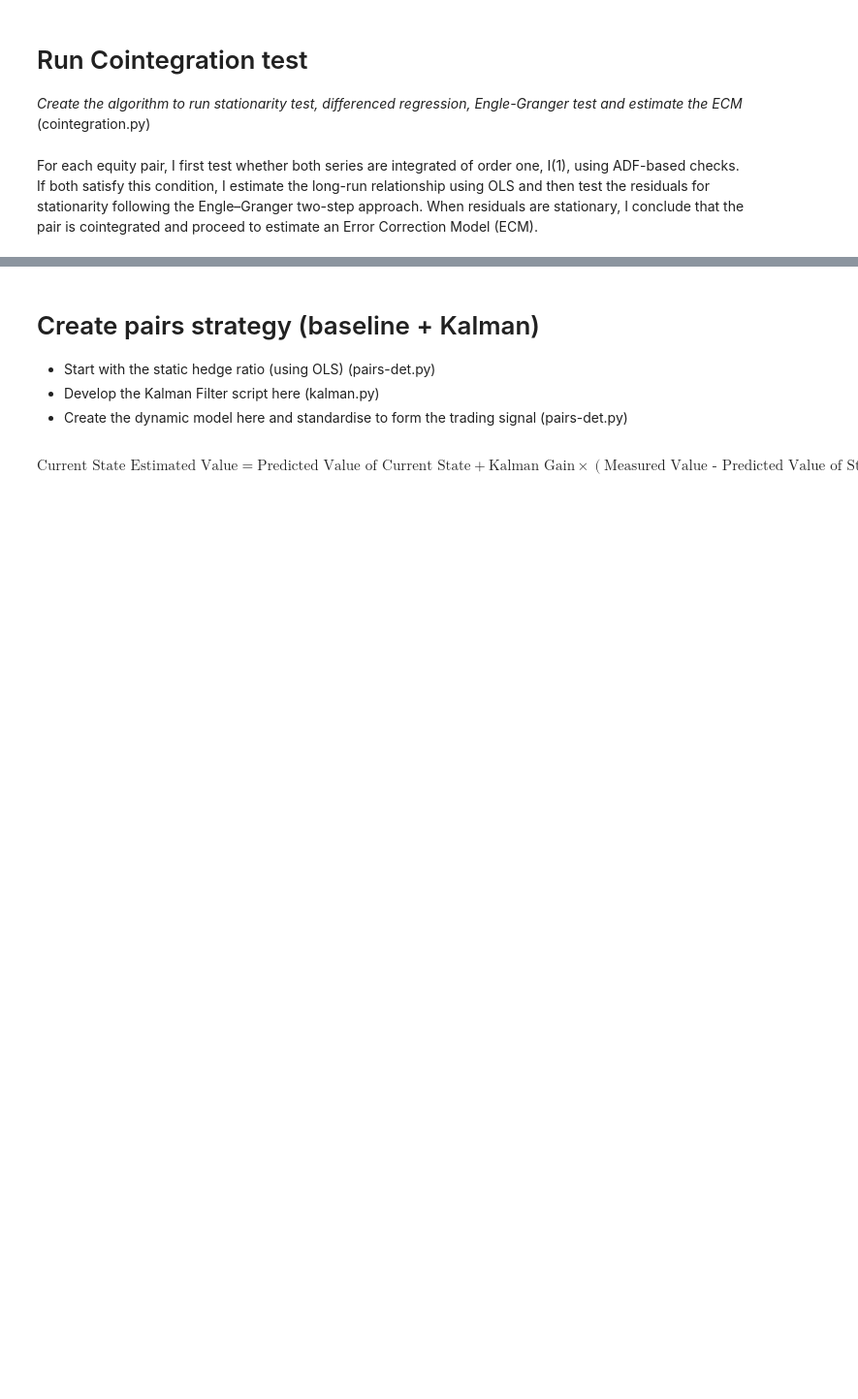
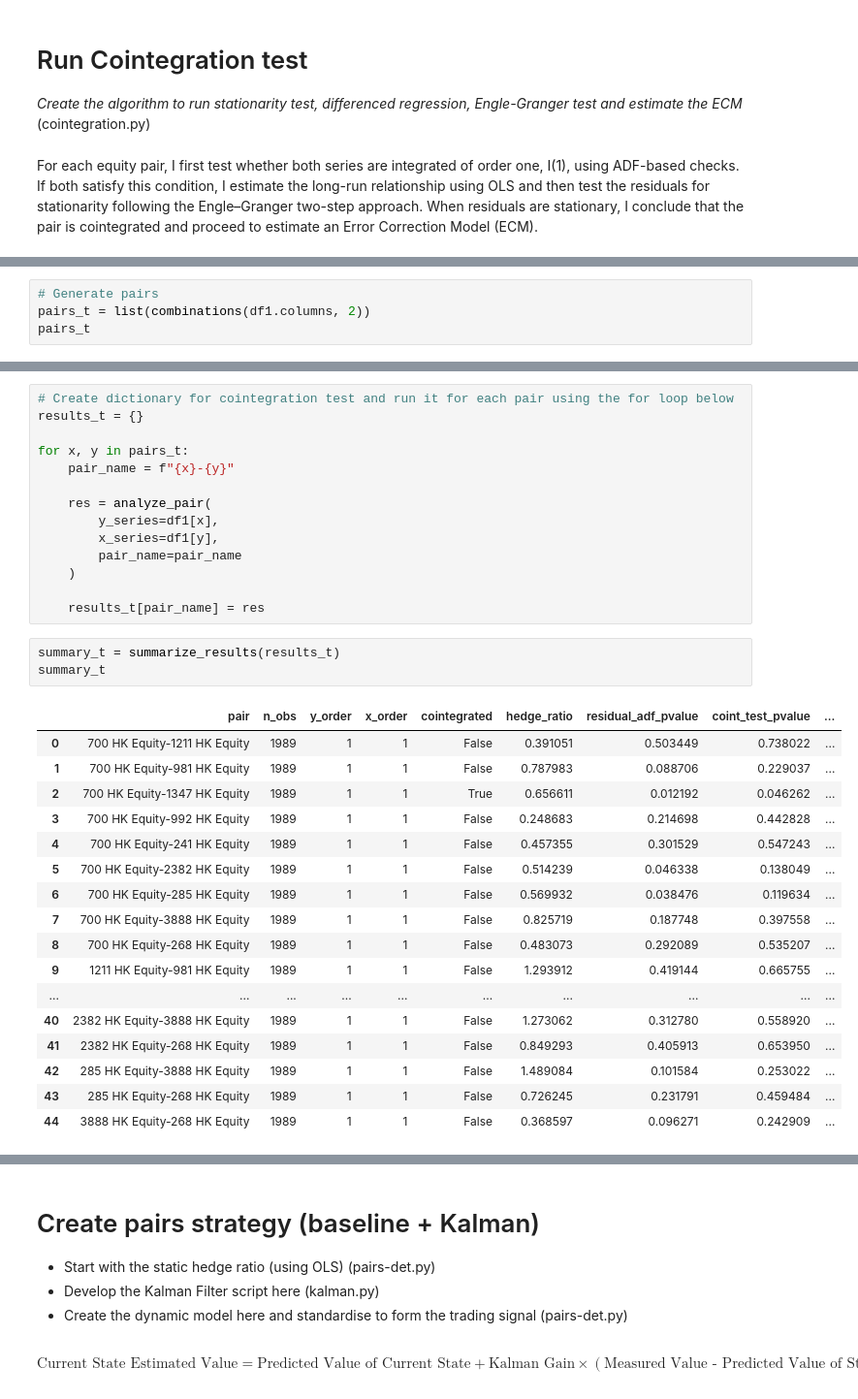
Before and after one commit to hivan04/applied-project-06039211, a Jupyter notebook: scripts/main.ipynb, the cells around one changed output, grey strips where cells are left out. Shown at 97% size. Drawn from its saved outputs; the diff is of its cells as text; blank space fills up the shorter version.

```diff
--- a/scripts/main.ipynb
+++ b/scripts/main.ipynb
@@ -136,0 +404,4 @@ return results
+# %%
+# Generate pairs
+pairs_t = list(combinations(df1.columns, 2))
+pairs_t
@@ -136,0 +426,35 @@ return results
+# %%
+# Create dictionary for cointegration test and run it for each pair using the for loop below
+results_t = {}
+
+for x, y in pairs_t:
+    pair_name = f"{x}-{y}"
+
+    res = analyze_pair(
+        y_series=df1[x],
+        x_series=df1[y],
+        pair_name=pair_name
+    )
+
+    results_t[pair_name] = res
+# %%
+summary_t = summarize_results(results_t)
+summary_t
+# %% [output]
+|  | pair | n_obs | y_order | x_order | cointegrated | hedge_ratio | residual_adf_pvalue | coint_test_pvalue | ... |
+| 0 | 700 HK Equity-1211 HK Equity | 1989 | 1 | 1 | False | 0.391051 | 0.503449 | 0.738022 | ... |
+| 1 | 700 HK Equity-981 HK Equity | 1989 | 1 | 1 | False | 0.787983 | 0.088706 | 0.229037 | ... |
+| 2 | 700 HK Equity-1347 HK Equity | 1989 | 1 | 1 | True | 0.656611 | 0.012192 | 0.046262 | ... |
+| 3 | 700 HK Equity-992 HK Equity | 1989 | 1 | 1 | False | 0.248683 | 0.214698 | 0.442828 | ... |
+| 4 | 700 HK Equity-241 HK Equity | 1989 | 1 | 1 | False | 0.457355 | 0.301529 | 0.547243 | ... |
+| 5 | 700 HK Equity-2382 HK Equity | 1989 | 1 | 1 | False | 0.514239 | 0.046338 | 0.138049 | ... |
+| 6 | 700 HK Equity-285 HK Equity | 1989 | 1 | 1 | False | 0.569932 | 0.038476 | 0.119634 | ... |
+| 7 | 700 HK Equity-3888 HK Equity | 1989 | 1 | 1 | False | 0.825719 | 0.187748 | 0.397558 | ... |
+| 8 | 700 HK Equity-268 HK Equity | 1989 | 1 | 1 | False | 0.483073 | 0.292089 | 0.535207 | ... |
+| 9 | 1211 HK Equity-981 HK Equity | 1989 | 1 | 1 | False | 1.293912 | 0.419144 | 0.665755 | ... |
+| ... | ... | ... | ... | ... | ... | ... | ... | ... | ... |
+| 40 | 2382 HK Equity-3888 HK Equity | 1989 | 1 | 1 | False | 1.273062 | 0.312780 | 0.558920 | ... |
+| 41 | 2382 HK Equity-268 HK Equity | 1989 | 1 | 1 | False | 0.849293 | 0.405913 | 0.653950 | ... |
+| 42 | 285 HK Equity-3888 HK Equity | 1989 | 1 | 1 | False | 1.489084 | 0.101584 | 0.253022 | ... |
+| 43 | 285 HK Equity-268 HK Equity | 1989 | 1 | 1 | False | 0.726245 | 0.231791 | 0.459484 | ... |
+| 44 | 3888 HK Equity-268 HK Equity | 1989 | 1 | 1 | False | 0.368597 | 0.096271 | 0.242909 | ... |
```
Also changed, not shown: parts of 35 cells of this notebook, 59 other files.
